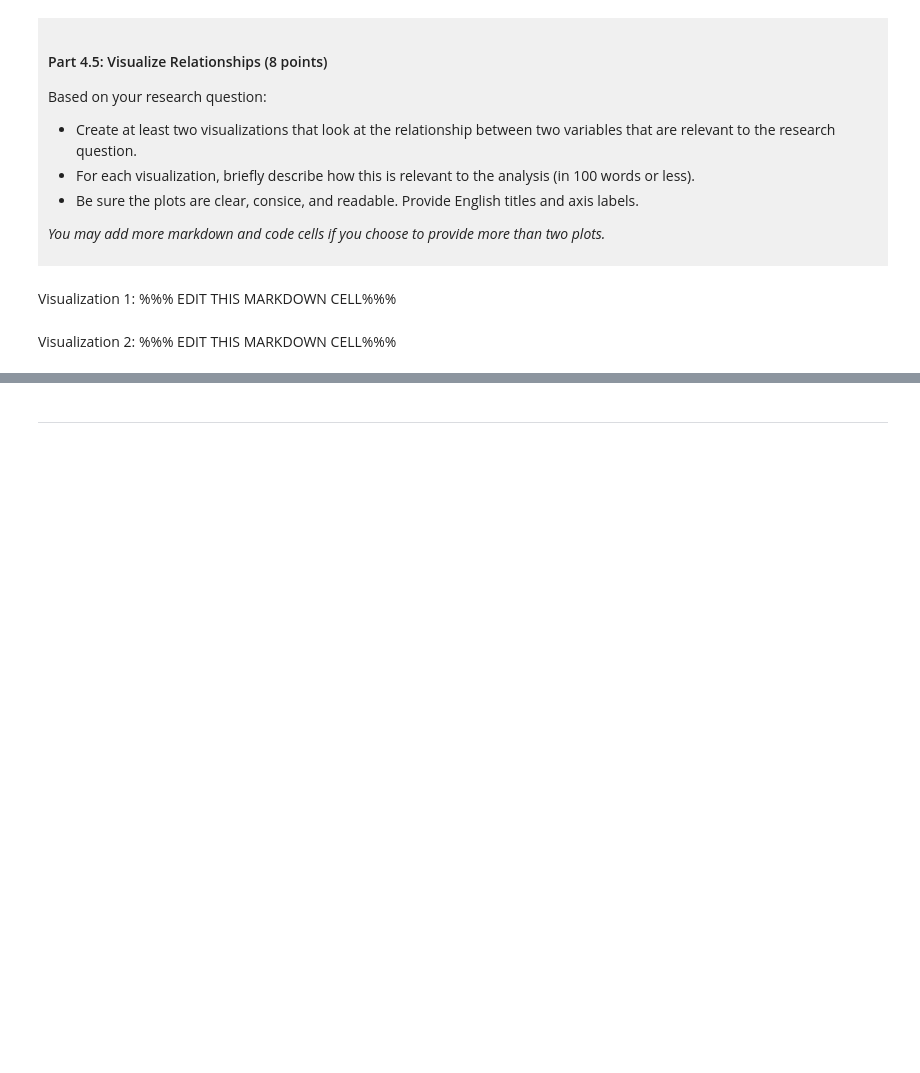
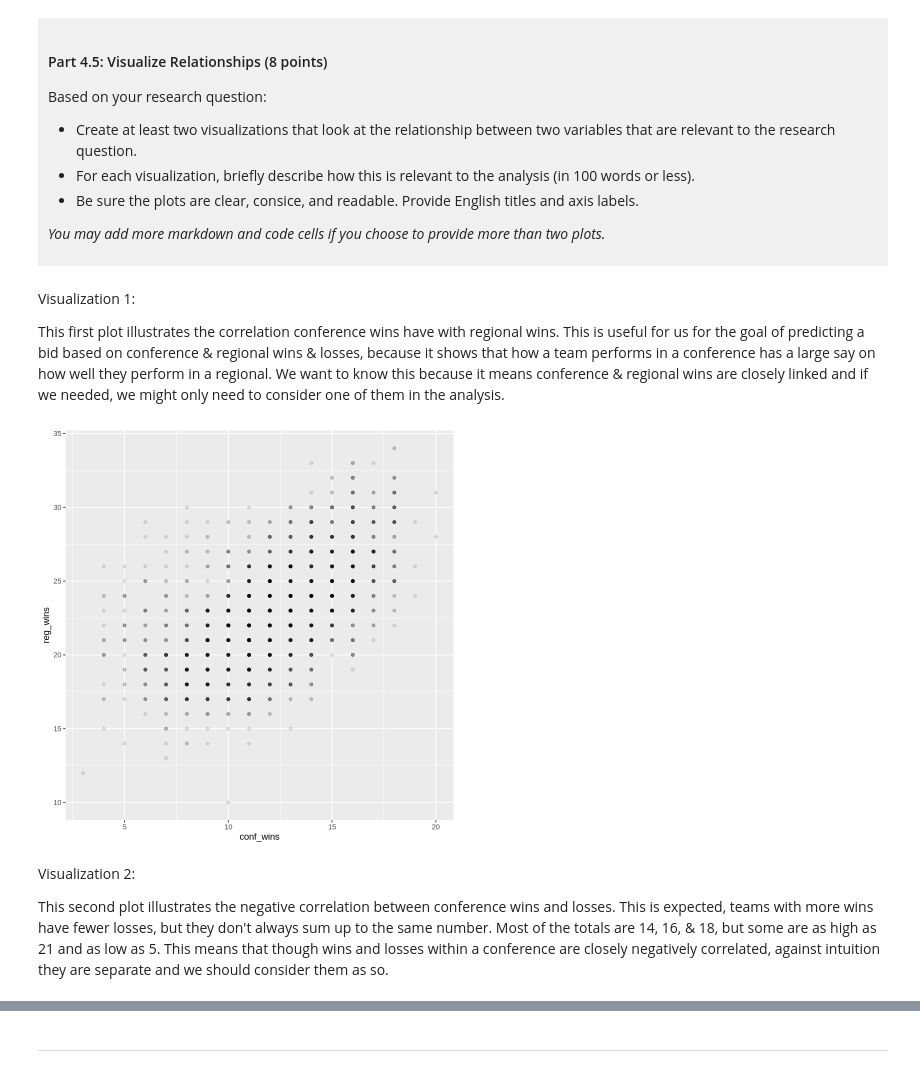
Before and after one commit to Jenimaja/dsci-100-project-sasha-biesanz, a Jupyter notebook: dsci-100-project-notebook.ipynb, the cells around one changed output, grey strips where cells are left out. Cells and saved outputs as stored; diff of their text form; code cells hidden in the pictures; blank space fills up the shorter version.

```diff
--- a/dsci-100-project-notebook.ipynb
+++ b/dsci-100-project-notebook.ipynb
@@ -386,9 +386,18 @@ Based on your research question:
 *You may add more markdown and code cells if you choose to provide more than two plots.*
 </div>
 # %% [markdown]
-Visualization 1: %%% EDIT THIS MARKDOWN CELL%%%
+Visualization 1:
+
+This first plot illustrates the correlation conference wins have with regional wins. This is useful for us for the goal of predicting a bid based on conference & regional wins & losses, because it shows that how a team performs in a conference has a large say on how well they perform in a regional. We want to know this because it means conference & regional wins are closely linked and if we needed, we might only need to consider one of them in the analysis.
 # %%
-### EDIT THIS CODE CELL FOR VISUALIZATION 1###
+plot4.5.1 <- basketball_clean |>
+    ggplot(aes(x = conf_wins, y = reg_wins)) +
+    geom_point(alpha = 0.1)
+plot4.5.1
+# %% [output]
+[figure, added]
 # %% [markdown]
-Visualization 2: %%% EDIT THIS MARKDOWN CELL%%%
+Visualization 2:
+
+This second plot illustrates the negative correlation between conference wins and losses. This is expected, teams with more wins have fewer losses, but they don't always sum up to the same number. Most of the totals are 14, 16, & 18, but some are as high as 21 and as low as 5. This means that though wins and losses within a conference are closely negatively correlated, against intuition they are separate and we should consider them as so.
 # %%
```
Also changed, not shown: parts of 3 cells of this notebook.
